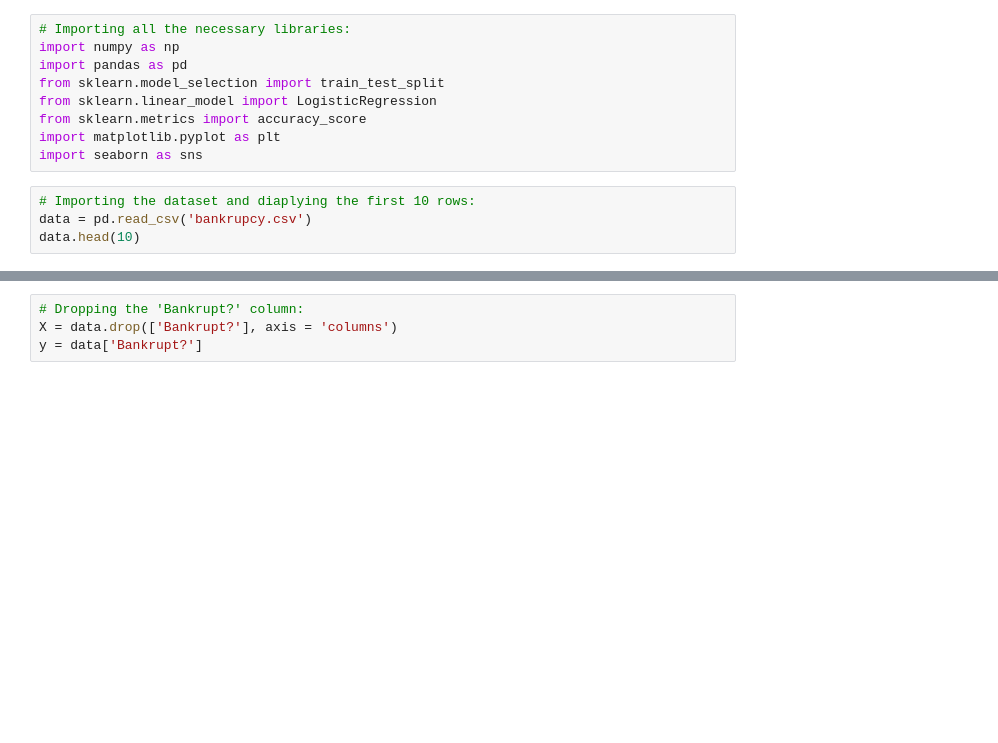
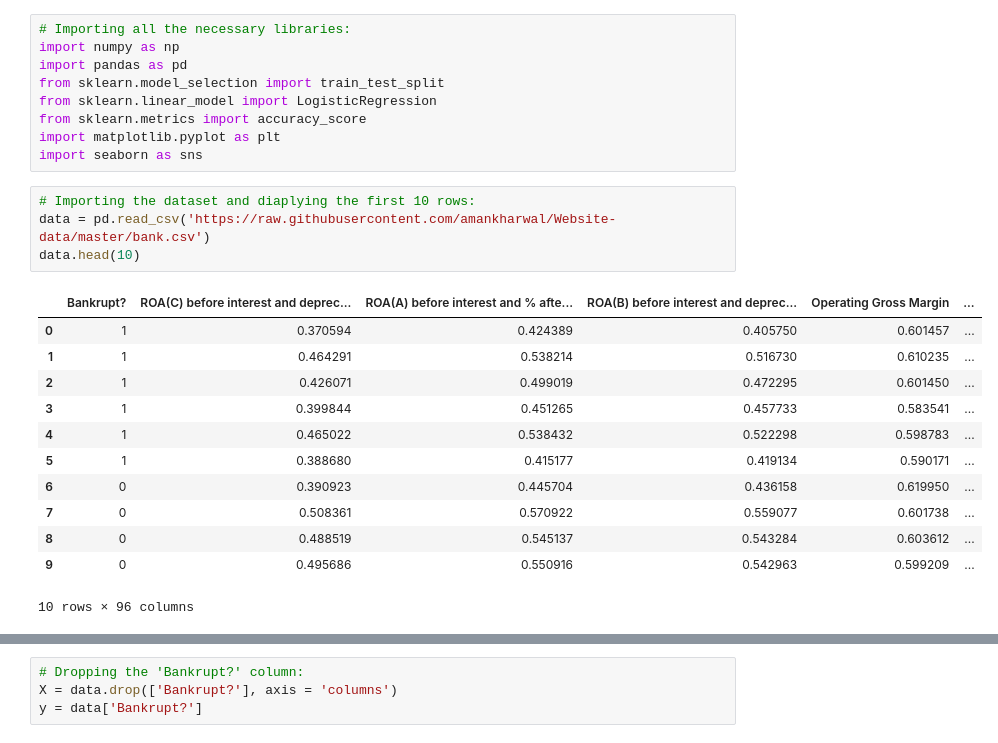
Before and after one commit to guilhermelaviola/FinanceWithDataScience, a Jupyter notebook: BankruptcyPredictionModel.ipynb, the cells around one changed output, grey strips where cells are left out. Cells and saved outputs as stored; diff of their text form; blank space fills up the shorter version.

```diff
--- a/BankruptcyPredictionModel.ipynb
+++ b/BankruptcyPredictionModel.ipynb
@@ -11,8 +11,21 @@ import matplotlib.pyplot as plt
 import seaborn as sns
 # %%
 # Importing the dataset and diaplying the first 10 rows:
-data = pd.read_csv('bankrupcy.csv')
+data = pd.read_csv('https://raw.githubusercontent.com/amankharwal/Website-data/master/bank.csv')
 data.head(10)
+# %% [output]
+|  | Bankrupt? | ROA(C) before interest and deprec... | ROA(A) before interest and % afte... | ROA(B) before interest and deprec... | Operating Gross Margin | ... |
+| 0 | 1 | 0.370594 | 0.424389 | 0.405750 | 0.601457 | ... |
+| 1 | 1 | 0.464291 | 0.538214 | 0.516730 | 0.610235 | ... |
+| 2 | 1 | 0.426071 | 0.499019 | 0.472295 | 0.601450 | ... |
+| 3 | 1 | 0.399844 | 0.451265 | 0.457733 | 0.583541 | ... |
+| 4 | 1 | 0.465022 | 0.538432 | 0.522298 | 0.598783 | ... |
+| 5 | 1 | 0.388680 | 0.415177 | 0.419134 | 0.590171 | ... |
+| 6 | 0 | 0.390923 | 0.445704 | 0.436158 | 0.619950 | ... |
+| 7 | 0 | 0.508361 | 0.570922 | 0.559077 | 0.601738 | ... |
+| 8 | 0 | 0.488519 | 0.545137 | 0.543284 | 0.603612 | ... |
+| 9 | 0 | 0.495686 | 0.550916 | 0.542963 | 0.599209 | ... |
+10 rows × 96 columns
 # %%
 # Checking the correlation before training the model:
 sns.set()
```
Also changed, not shown: parts of 4 cells of this notebook.
